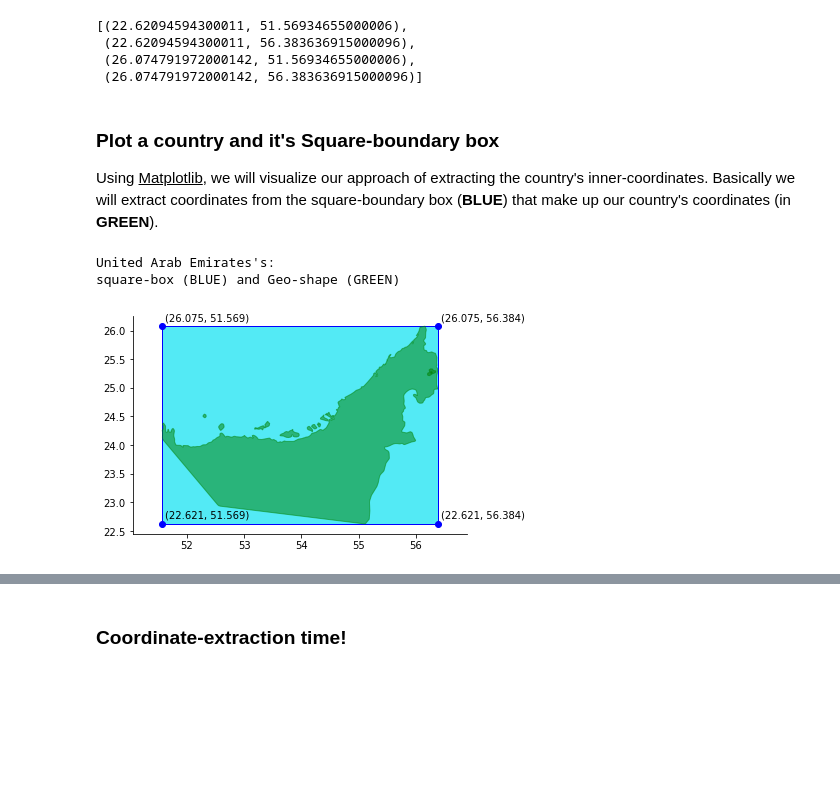
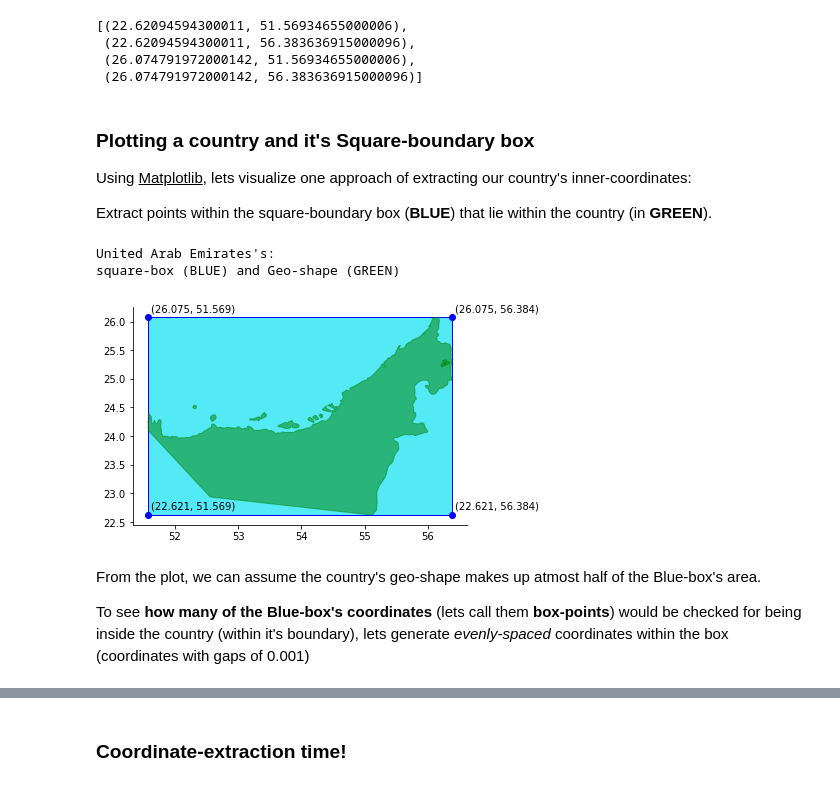
Before and after one commit to FaarisRazi/Python-Daily, a Jupyter notebook: Fun with Countries/country_polygon_coords.ipynb, the cells around one changed output, grey strips where cells are left out. Cells and saved outputs as stored; diff of their text form; code cells hidden in the pictures; blank space fills up the shorter version.

```diff
--- a/Fun with Countries/country_polygon_coords.ipynb
+++ b/Fun with Countries/country_polygon_coords.ipynb
@@ -46,53 +46,58 @@ United Arab Emirates's Square-boundary corners:
  (26.074791972000142, 51.56934655000006),
  (26.074791972000142, 56.383636915000096)]
 # %% [markdown]
-### Plot a country and it's Square-boundary box
-Using <u>Matplotlib</u>, we will visualize our approach of extracting the country's inner-coordinates. Basically we will extract coordinates from the square-boundary box (**BLUE**) that make up our country's coordinates (in **GREEN**).
+### Plotting a country and it's Square-boundary box
+Using <u>Matplotlib</u>, lets visualize one approach of extracting our country's inner-coordinates:
+
+Extract points within the square-boundary box (**BLUE**) that lie within the country (in **GREEN**).
 # %%
 from matplotlib import patches, pyplot as plt, path as mpath
 
 # Rectangle made by UAE's Square-boundary coordinates
-UAE_sqaure = patches.Rectangle((minlng, minlat), #(left, bottom)
+UAE_square = patches.Rectangle((minlng, minlat), #(left, bottom)
                                 maxlng - minlng, #(width)
                                 maxlat - minlat, #(height)
                                 fc = "#53eaf5",  # Face color
                                 ec = 'blue',     # Edge color
                                )
 # Making the main plot
-fig, axs = plt.subplots()
-axs.set_aspect('equal', 'datalim')
-axs.add_patch(UAE_sqaure) # Add UAE's Box/Square in the plot first
+fig, axes = plt.subplots()
+axes.add_patch(UAE_square) # Add UAE's Box/Square in the plot first
 
 # Add UAE's Geo-shape in the plot (overlay over UAE-Box)
-UAE_lands = []
+UAE_land_borders = []
 for i, geom in enumerate(UAE.geo.geoms, 1):
     # x = Longitude, y = Latitude
     lngs_arr, lats_arr = geom.exterior.xy
 
     # Make Polygon-patches (plot-shapes) from UAE's Polygons/Lands:
-    land_border_coords = list(map(list, zip(lngs_arr, lats_arr)))
+    land_border_coords = list(map(list, zip(lngs_arr, lats_arr))) # Concatenate Lats & Longs
     land_patch = patches.Polygon(land_border_coords, color="green", alpha=0.5)
 
-    # Or just fill land-Polygons easily with:
+    # OR the easier way is to "fill" Polygons/Lands into the plot as:
     # axs.fill(lngs_arr, lats_arr, alpha=0.5, fc='green', ec='blue')
 
-    axs.add_patch(land_patch) # Add the Polygons/Lands to the Plot
-    UAE_lands.append(land_patch) # Collect the Polygons in a list
+    axes.add_patch(land_patch) # Add the Polygons/Lands to the Plot
+    UAE_land_borders.append(land_border_coords) # Collect border-coordinates per Polygon
 
 # Label the corners of UAE's Square/box
 for lat, lng in UAE_square_corners:
 #     plt.annotate(f'{round(lat,3), round(lng,3)}', xy=(lng, lat))
-    axs.plot(lng, lat, 'bo')
-    axs.text(lng+.05, lat+.1, f'{round(lat,3), round(lng,3)}')
+    axes.plot(lng, lat, 'bo')
+    axes.text(lng+.05, lat+.1, f'{round(lat,3), round(lng,3)}')
 
 # Remove the plot's frame-outlines
 for pos in ['right', 'top']:
     plt.gca().spines[pos].set_visible(False)
 
 print(f"{UAE.name}'s:\n"+
       "square-box (BLUE) and Geo-shape (GREEN)\n")
 plt.show()
 # %% [output]
 United Arab Emirates's:
 square-box (BLUE) and Geo-shape (GREEN)
-[figure, old version]
+[figure, new version]
+# %% [markdown]
+From the plot, we can assume the country's geo-shape makes up atmost half of the Blue-box's area.
+
+To see **how many of the Blue-box's coordinates** (lets call them **box-points**) would be checked for being inside the country (within it's boundary), lets generate *evenly-spaced* coordinates within the box (coordinates with gaps of 0.001)
```
Also changed, not shown: parts of 12 cells of this notebook.
